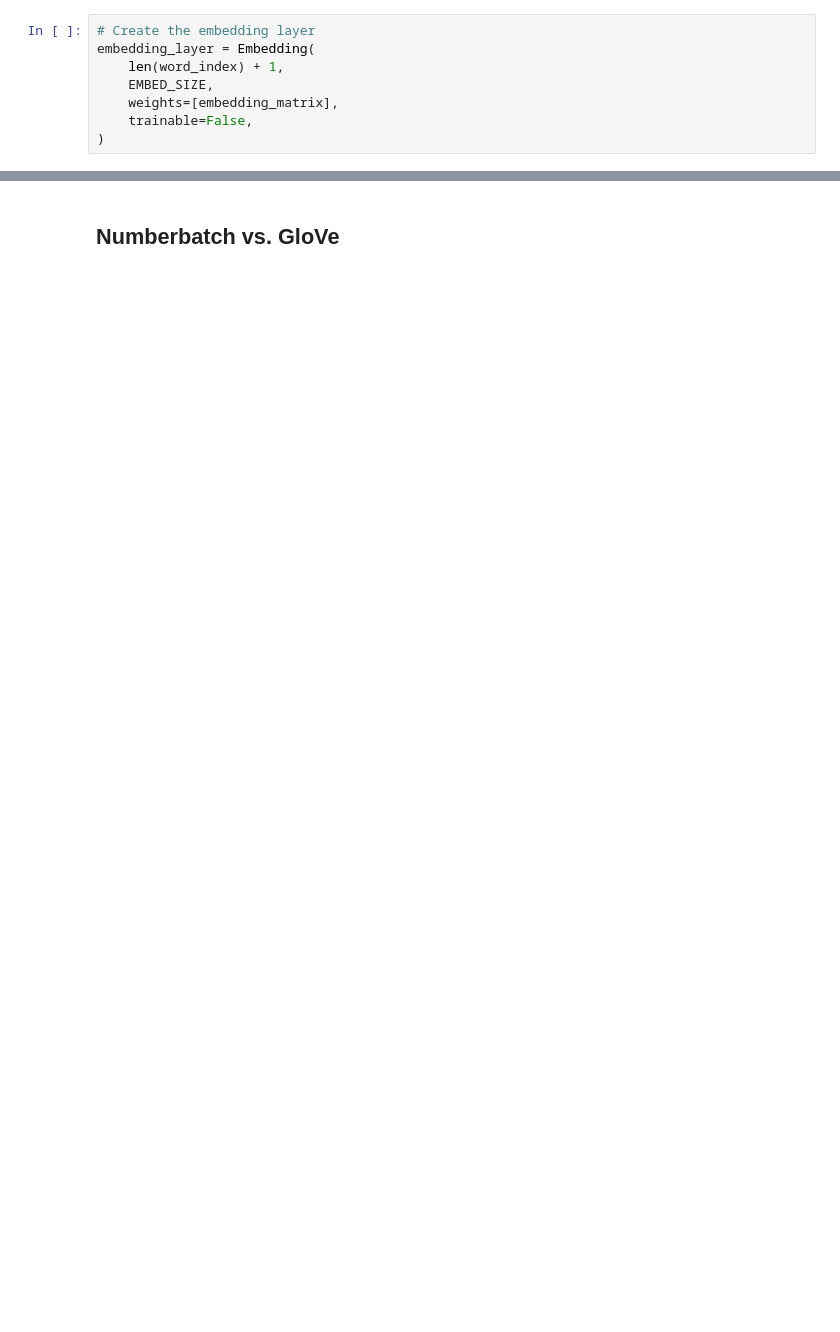
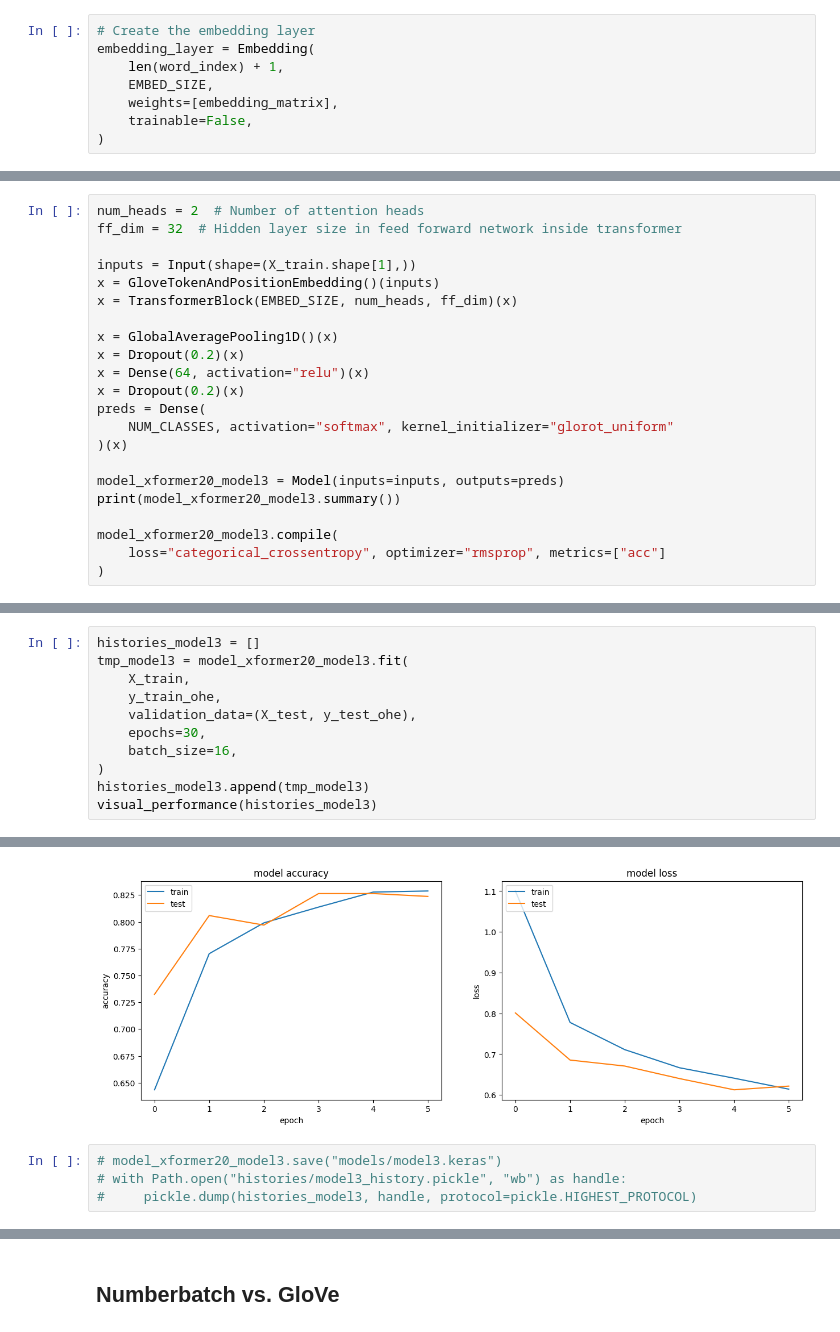
Before and after one commit to colew658/sequential_txt_clf, a Jupyter notebook: txt_clf.ipynb, the cells around one changed output, grey strips where cells are left out. Saved outputs shown, nothing was run; the diff lists cells and outputs as text; blank space fills up the shorter version.

```diff
--- a/txt_clf.ipynb
+++ b/txt_clf.ipynb
@@ -224,0 +627,22 @@ embedding_layer = Embedding(
+# %%
+num_heads = 2  # Number of attention heads
+ff_dim = 32  # Hidden layer size in feed forward network inside transformer
+
+inputs = Input(shape=(X_train.shape[1],))
+x = GloveTokenAndPositionEmbedding()(inputs)
+x = TransformerBlock(EMBED_SIZE, num_heads, ff_dim)(x)
+
+x = GlobalAveragePooling1D()(x)
+x = Dropout(0.2)(x)
+x = Dense(64, activation="relu")(x)
+x = Dropout(0.2)(x)
+preds = Dense(
+    NUM_CLASSES, activation="softmax", kernel_initializer="glorot_uniform"
+)(x)
+
+model_xformer20_model3 = Model(inputs=inputs, outputs=preds)
+print(model_xformer20_model3.summary())
+
+model_xformer20_model3.compile(
+    loss="categorical_crossentropy", optimizer="rmsprop", metrics=["acc"]
+)
@@ -224,0 +672,12 @@ embedding_layer = Embedding(
+# %%
+histories_model3 = []
+tmp_model3 = model_xformer20_model3.fit(
+    X_train,
+    y_train_ohe,
+    validation_data=(X_test, y_test_ohe),
+    epochs=30,
+    batch_size=16,
+)
+histories_model3.append(tmp_model3)
+visual_performance(histories_model3)
+# %% [output]
@@ -224,0 +696,5 @@ embedding_layer = Embedding(
+[figure, added]
+# %%
+# model_xformer20_model3.save("models/model3.keras")
+# with Path.open("histories/model3_history.pickle", "wb") as handle:
+#     pickle.dump(histories_model3, handle, protocol=pickle.HIGHEST_PROTOCOL)
```
Also changed, not shown: parts of 32 cells of this notebook, 4 other files.
